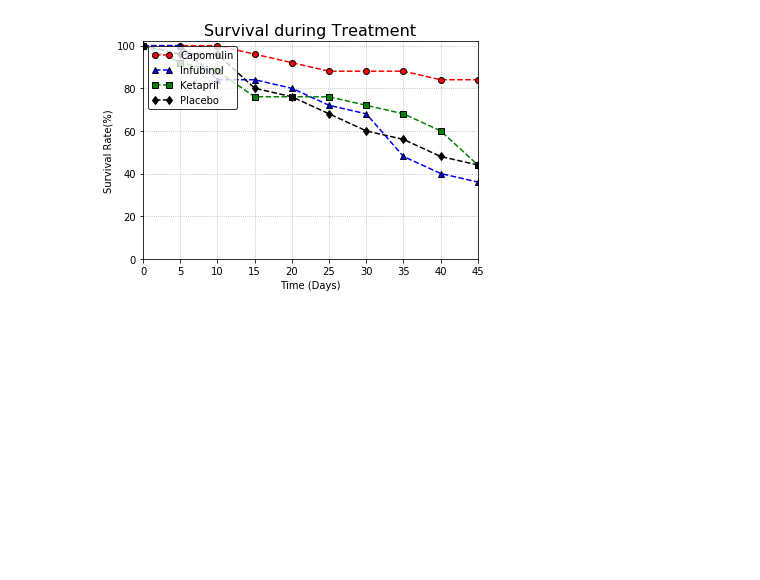
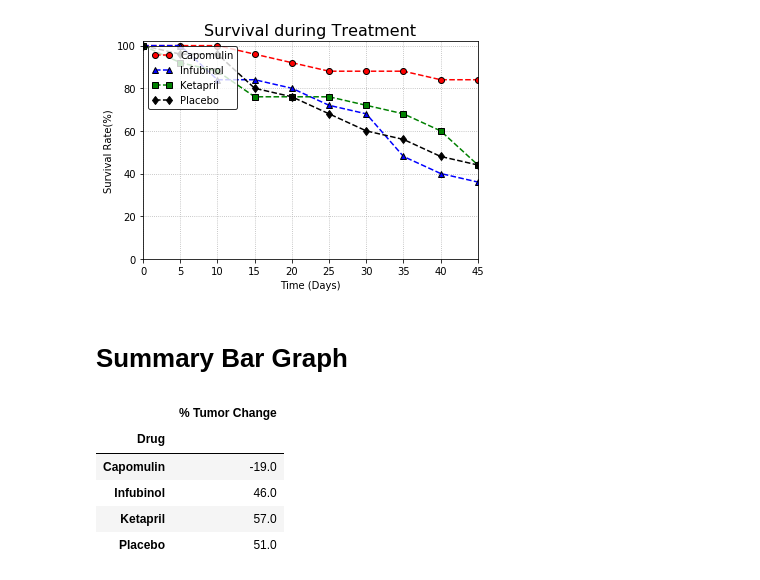
Before and after one commit to marioaburto10/Pymaceuticals, a Jupyter notebook: pymaceuticals.ipynb, the cells around one changed output. Saved outputs shown, nothing was run; the diff lists cells and outputs as text; code cells hidden in the pictures; blank space fills up the shorter version.

```diff
--- a/pymaceuticals.ipynb
+++ b/pymaceuticals.ipynb
@@ -221,3 +221,20 @@ ax.set_ylabel("Survival Rate(%)")
 plt.show()
 # %% [output]
 [figure]
+# %% [markdown]
+# Summary Bar Graph
+# %%
+# Summary of the analysis based on % Tumor Change over 45 days
+# here we are subtracting the results for the tumor size in the last row (day 45) from the first row (day 0), multiplying it by 100 to get a percentage out of 100, and then deviding it from the initial tumor size
+summary=round(((cleaned_tumor_response_pivot.iloc[9,:]-cleaned_tumor_response_pivot.iloc[0,:])*100/cleaned_tumor_response_pivot.iloc[0,:]),0).to_frame()
+# Renaming the column
+summary=summary.rename(columns={0:"% Tumor Change"})
+
+summary
+# %% [output]
+|  | % Tumor Change |
+| Drug |  |
+| Capomulin | -19.0 |
+| Infubinol | 46.0 |
+| Ketapril | 57.0 |
+| Placebo | 51.0 |
```
Also changed, not shown: parts of 2 cells of this notebook.
